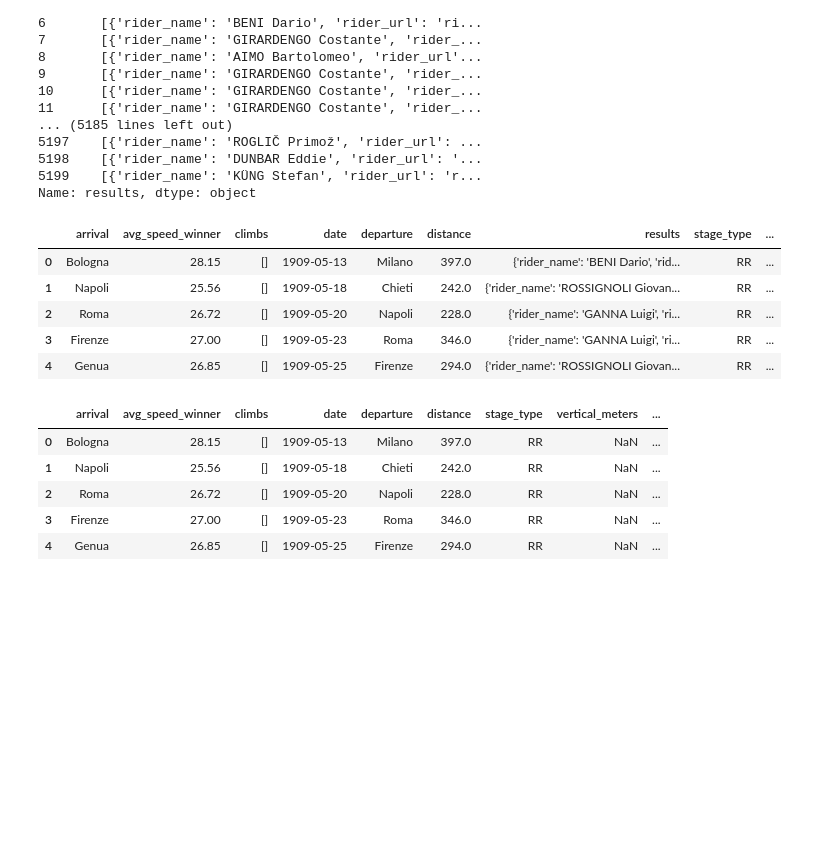
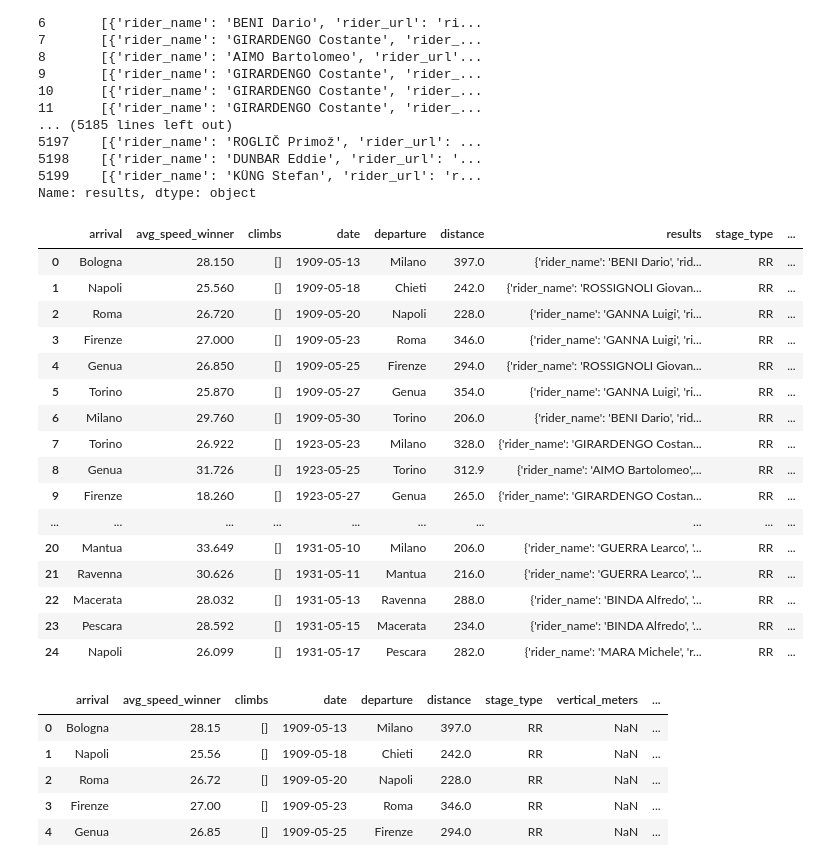
Before and after one commit to Rcm89/Proyecto5-RecorridosCiclsitas, a Jupyter notebook: notebooks/api-procyclingstats.ipynb, the cells around one changed output. Drawn from its saved outputs; the diff is of its cells as text; code cells hidden in the pictures; blank space fills up the shorter version.

Commit message:
escrapeo procyclingstats terminado

```diff
--- a/notebooks/api-procyclingstats.ipynb
+++ b/notebooks/api-procyclingstats.ipynb
@@ -193,38 +181,0 @@ Error al obtener datos para la carrera del año 2023: invalid literal for int()
-# %%
-from tqdm import tqdm
-from procyclingstats import Race, Stage
-
-# Almacena información de cada carrera
-lista_informacion = []
-
-for i, lista_ediciones in enumerate(tqdm(lista_ediciones_tres_carreras)):
-    for anio in lista_ediciones:
-        try:
-            # Selecciona la carrera según el índice
-            if i == 0:
-                race = Race(f"race/giro-d-italia/{anio}")
-            elif i == 1:
-                race = Race(f"race/tour-de-france/{anio}")
-            elif i == 2:
-                race = Race(f"race/vuelta-a-espana/{anio}")
-
-            # Verifica si `html` es válido
-            if race.html is None:
-                print(f"No se encontró la información para el año {anio}. Saltando...")
-                continue
-
-            # Obtener y procesar cada etapa de la carrera
-            for etapa in race.stages():
-                try:
-                    stage = Stage(etapa['stage_url'])
-                    parsed_data = stage.parse()
-                    lista_informacion.append(parsed_data)
-                except AttributeError as e:
-                    print(f"Error al analizar la etapa en el año {anio}: {e}")
-                except Exception as e:
-                    print(f"Error inesperado al analizar la etapa en el año {anio}: {e}")
-
-        except AttributeError as e:
-            print(f"Error al obtener datos para el año {anio}: {e}")
-        except Exception as e:
-            print(f"Error inesperado para el año {anio}: {e}")
@@ -370,15 +287,26 @@ Name: results, dtype: object
 # %%
 # Nos quedamos solo con el primer elemento de la columna results, pues nos interesa solo quedarnos
 # con el ganador de la etapa
 df_etapas['results'] = df_etapas['results'].apply(lambda x: x[0] if isinstance(x, list) and len(x) > 0 else x)
-df_etapas.head()
+df_etapas.head(25)
 # %% [output]
 |  | arrival | avg_speed_winner | climbs | date | departure | distance | results | stage_type | ... |
-| 0 | Bologna | 28.15 | [] | 1909-05-13 | Milano | 397.0 | {'rider_name': 'BENI Dario', 'rid... | RR | ... |
-| 1 | Napoli | 25.56 | [] | 1909-05-18 | Chieti | 242.0 | {'rider_name': 'ROSSIGNOLI Giovan... | RR | ... |
-| 2 | Roma | 26.72 | [] | 1909-05-20 | Napoli | 228.0 | {'rider_name': 'GANNA Luigi', 'ri... | RR | ... |
-| 3 | Firenze | 27.00 | [] | 1909-05-23 | Roma | 346.0 | {'rider_name': 'GANNA Luigi', 'ri... | RR | ... |
-| 4 | Genua | 26.85 | [] | 1909-05-25 | Firenze | 294.0 | {'rider_name': 'ROSSIGNOLI Giovan... | RR | ... |
+| 0 | Bologna | 28.150 | [] | 1909-05-13 | Milano | 397.0 | {'rider_name': 'BENI Dario', 'rid... | RR | ... |
+| 1 | Napoli | 25.560 | [] | 1909-05-18 | Chieti | 242.0 | {'rider_name': 'ROSSIGNOLI Giovan... | RR | ... |
+| 2 | Roma | 26.720 | [] | 1909-05-20 | Napoli | 228.0 | {'rider_name': 'GANNA Luigi', 'ri... | RR | ... |
+| 3 | Firenze | 27.000 | [] | 1909-05-23 | Roma | 346.0 | {'rider_name': 'GANNA Luigi', 'ri... | RR | ... |
+| 4 | Genua | 26.850 | [] | 1909-05-25 | Firenze | 294.0 | {'rider_name': 'ROSSIGNOLI Giovan... | RR | ... |
+| 5 | Torino | 25.870 | [] | 1909-05-27 | Genua | 354.0 | {'rider_name': 'GANNA Luigi', 'ri... | RR | ... |
+| 6 | Milano | 29.760 | [] | 1909-05-30 | Torino | 206.0 | {'rider_name': 'BENI Dario', 'rid... | RR | ... |
+| 7 | Torino | 26.922 | [] | 1923-05-23 | Milano | 328.0 | {'rider_name': 'GIRARDENGO Costan... | RR | ... |
+| 8 | Genua | 31.726 | [] | 1923-05-25 | Torino | 312.9 | {'rider_name': 'AIMO Bartolomeo',... | RR | ... |
+| 9 | Firenze | 18.260 | [] | 1923-05-27 | Genua | 265.0 | {'rider_name': 'GIRARDENGO Costan... | RR | ... |
+| ... | ... | ... | ... | ... | ... | ... | ... | ... | ... |
+| 20 | Mantua | 33.649 | [] | 1931-05-10 | Milano | 206.0 | {'rider_name': 'GUERRA Learco', '... | RR | ... |
+| 21 | Ravenna | 30.626 | [] | 1931-05-11 | Mantua | 216.0 | {'rider_name': 'GUERRA Learco', '... | RR | ... |
+| 22 | Macerata | 28.032 | [] | 1931-05-13 | Ravenna | 288.0 | {'rider_name': 'BINDA Alfredo', '... | RR | ... |
+| 23 | Pescara | 28.592 | [] | 1931-05-15 | Macerata | 234.0 | {'rider_name': 'BINDA Alfredo', '... | RR | ... |
+| 24 | Napoli | 26.099 | [] | 1931-05-17 | Pescara | 282.0 | {'rider_name': 'MARA Michele', 'r... | RR | ... |
 # %%
 # En la columna results ahora tenemos informacion guarada en un diccionario por cada fila sobre el gandor de cada etapa.
 # Vamos a convertir cada clave en el encabezado de una nueva columna (los valores iran en las celdas de cada columa) y
```
Also changed, not shown: parts of 21 cells of this notebook, 11 other files.
